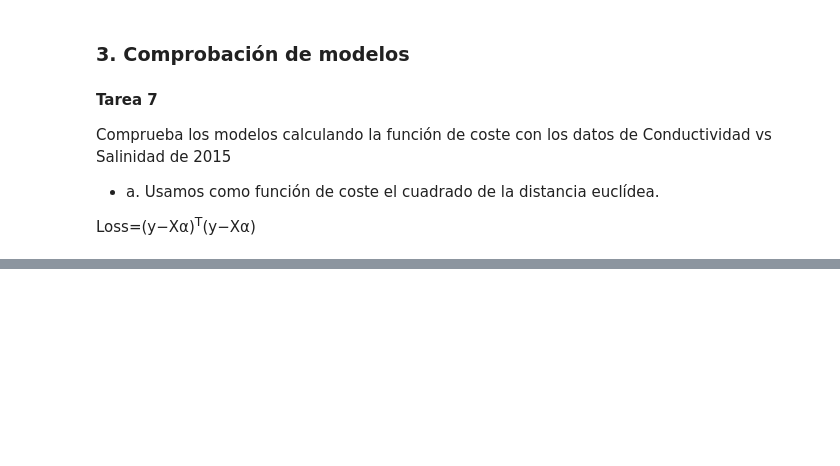
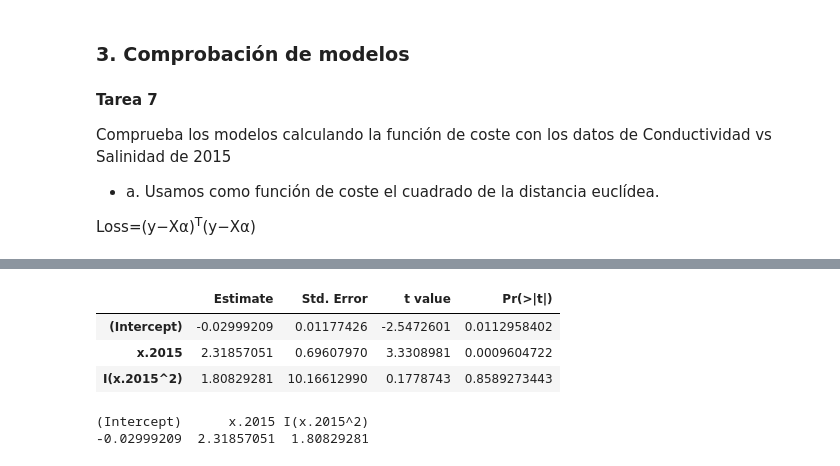
Before and after one commit to yerartdev/uc-m1965-stats, a Jupyter notebook: p8/m1965-stats-ii-practica-regresion.ipynb, the cells around one changed output, grey strips where cells are left out. Cells and saved outputs as stored; diff of their text form; code cells hidden in the pictures; blank space fills up the shorter version.

```diff
--- a/p8/m1965-stats-ii-practica-regresion.ipynb
+++ b/p8/m1965-stats-ii-practica-regresion.ipynb
@@ -389,0 +433,16 @@ loss<- function(alpha,x,y) {
+# %%
+#     Y usando glm()
+model.2015.2.glm <- glm(y.2015~x.2015 + I(x.2015^2))
+summary(model.2015.2.glm)$coef
+model.2015.2.glm$coefficients
+coste.2015.2.glm <- loss(alpha = model.2015.2.glm$coefficients,
+                         X = as.matrix(cbind(1,x.2015,x.2015^2)),
+                         y = y.2015)
+paste('loss:',coste.2015.2.glm)
+# %% [output]
+|  | Estimate | Std. Error | t value | Pr(>|t|) |
+| (Intercept) | -0.02999209 | 0.01177426 | -2.5472601 | 0.0112958402 |
+| x.2015 | 2.31857051 | 0.69607970 | 3.3308981 | 0.0009604722 |
+| I(x.2015^2) | 1.80829281 | 10.16612990 | 0.1778743 | 0.8589273443 |
+(Intercept)      x.2015 I(x.2015^2)
+-0.02999209  2.31857051  1.80829281
```
Also changed, not shown: parts of 11 cells of this notebook.
